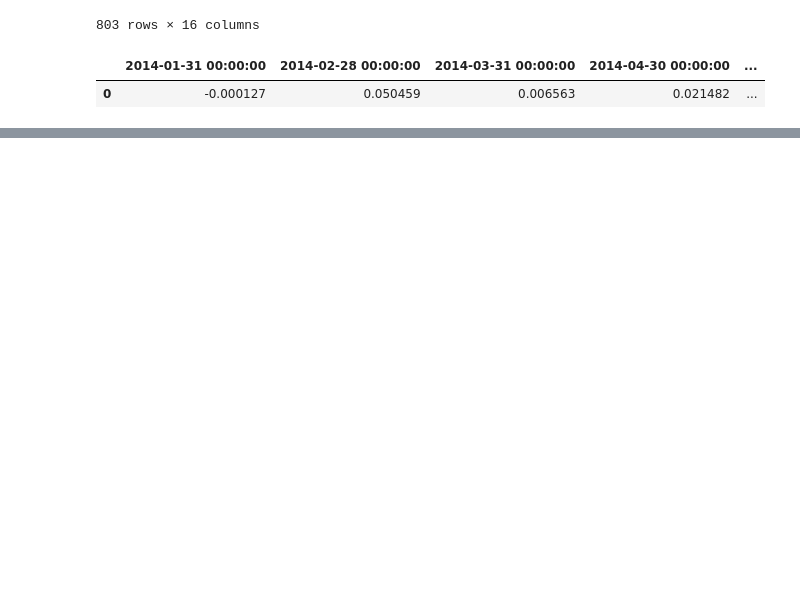
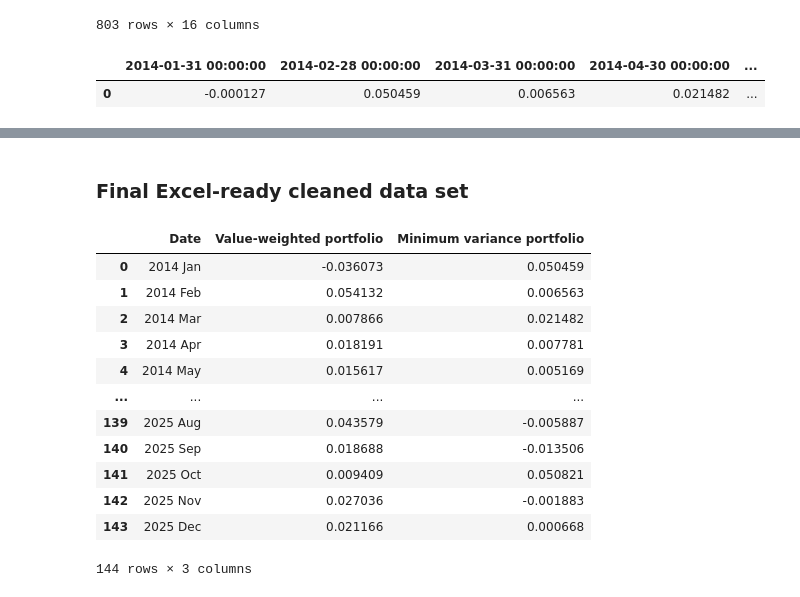
Before and after one commit to Quentinrezzo/Sustainability-Project, a Jupyter notebook: sustainability/notebook.ipynb, the cells around one changed output, grey strips where cells are left out. Saved outputs shown, nothing was run; the diff lists cells and outputs as text; code cells hidden in the pictures; blank space fills up the shorter version.

Commit message:
Formatting the cleaned data for excel usage

```diff
--- a/sustainability/notebook.ipynb
+++ b/sustainability/notebook.ipynb
@@ -485,3 +485,40 @@ all_min_var_results
 | 2023 | -0.008826 | 0.009728 | 0.027015 | -0.043994 | 0.014364 | 0.004694 | -0.026678 | -0.042597 | -0.010378 | 0.035795 | 0.026551 | ... |
 | 2024 | 0.026795 | 0.029211 | 0.007687 | 0.027425 | -0.011021 | 0.027712 | 0.042113 | -0.005568 | -0.048767 | -0.000172 | -0.035939 | ... |
 | 2025 | 0.003285 | 0.013719 | 0.041258 | -0.010392 | -0.002370 | -0.012582 | 0.011582 | -0.005887 | -0.013506 | 0.050821 | -0.001883 | ... |
+# %% [markdown]
+### Final Excel-ready cleaned data set
+# %%
+# Flatten the value-weighted portfolio grid into a vertical column
+vw_flat = value_weighted_returns.stack().reset_index()
+vw_flat.columns = ['Year', 'Month', 'VWP_Return']
+
+# Flatten the minimum variance portfolio grid into a vertical column
+mv_flat = all_min_var_results.stack().reset_index()
+mv_flat.columns = ['Year', 'Month', 'MVP_Return']
+
+# Create a single dataframe with the date and both portfolio returns
+# This prepares the 144 months of data required for the template
+final_excel_data = pd.DataFrame({
+    'Date': vw_flat['Year'].astype(str) + " " + vw_flat['Month'],
+    'Value-weighted portfolio': vw_flat['VWP_Return'],
+    'Minimum variance portfolio': mv_flat['MVP_Return']
+})
+
+# Export the combined results to a CSV file
+final_excel_data.to_csv('cleaned_portfolio_results.csv', index=False)
+
+final_excel_data
+# %% [output]
+|  | Date | Value-weighted portfolio | Minimum variance portfolio |
+| 0 | 2014 Jan | -0.036073 | 0.050459 |
+| 1 | 2014 Feb | 0.054132 | 0.006563 |
+| 2 | 2014 Mar | 0.007866 | 0.021482 |
+| 3 | 2014 Apr | 0.018191 | 0.007781 |
+| 4 | 2014 May | 0.015617 | 0.005169 |
+| ... | ... | ... | ... |
+| 139 | 2025 Aug | 0.043579 | -0.005887 |
+| 140 | 2025 Sep | 0.018688 | -0.013506 |
+| 141 | 2025 Oct | 0.009409 | 0.050821 |
+| 142 | 2025 Nov | 0.027036 | -0.001883 |
+| 143 | 2025 Dec | 0.021166 | 0.000668 |
+144 rows × 3 columns
```
Also changed, not shown: 1 other file.
